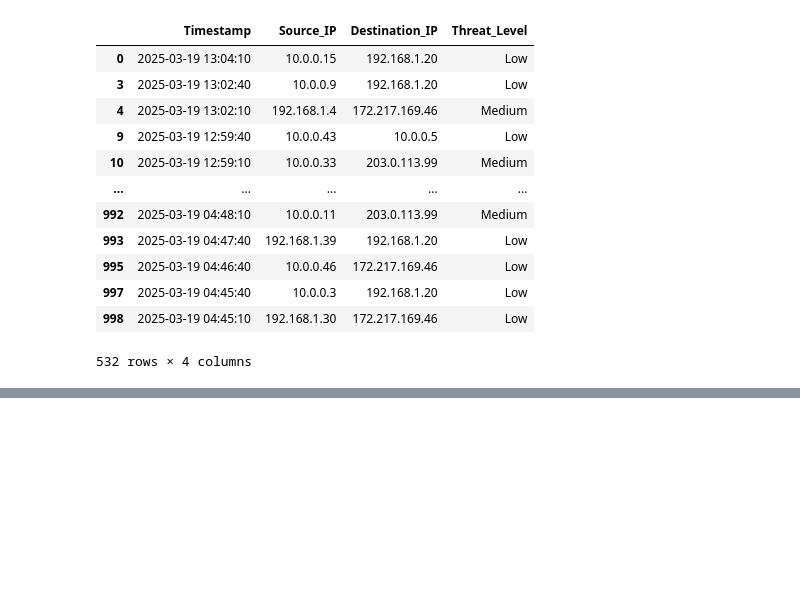
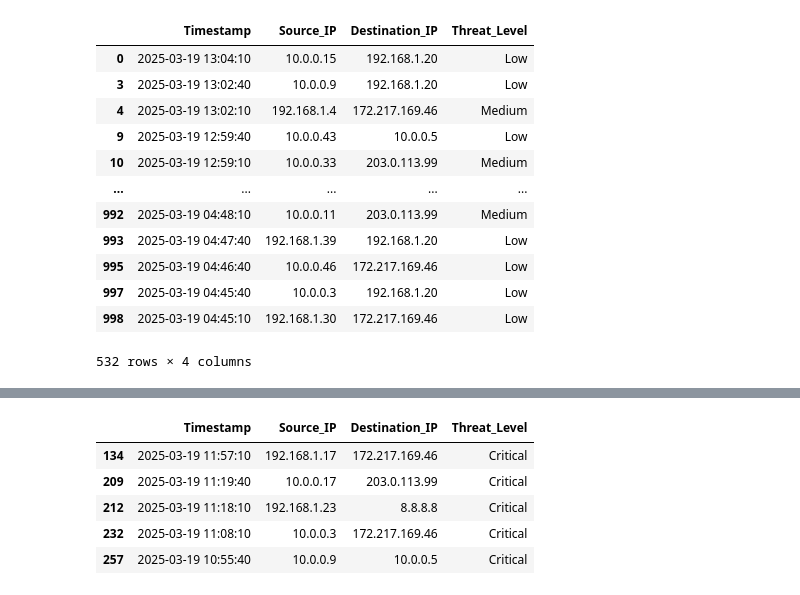
Before and after one commit to Josephineb-Holder/Network_traffic_data, a Jupyter notebook: new_network_traffic_data.ipynb, the cells around one changed output, grey strips where cells are left out. Cells and saved outputs as stored; diff of their text form; code cells hidden in the pictures; blank space fills up the shorter version.

```diff
--- a/new_network_traffic_data.ipynb
+++ b/new_network_traffic_data.ipynb
@@ -134,0 +203,9 @@ blocked_summary
+# %%
+blocked_traffic[blocked_traffic["Threat_Level"] == "Critical"].head()
+# %% [output]
+|  | Timestamp | Source_IP | Destination_IP | Threat_Level |
+| 134 | 2025-03-19 11:57:10 | 192.168.1.17 | 172.217.169.46 | Critical |
+| 209 | 2025-03-19 11:19:40 | 10.0.0.17 | 203.0.113.99 | Critical |
+| 212 | 2025-03-19 11:18:10 | 192.168.1.23 | 8.8.8.8 | Critical |
+| 232 | 2025-03-19 11:08:10 | 10.0.0.3 | 172.217.169.46 | Critical |
+| 257 | 2025-03-19 10:55:40 | 10.0.0.9 | 10.0.0.5 | Critical |
```
Also changed, not shown: parts of 14 cells of this notebook.
